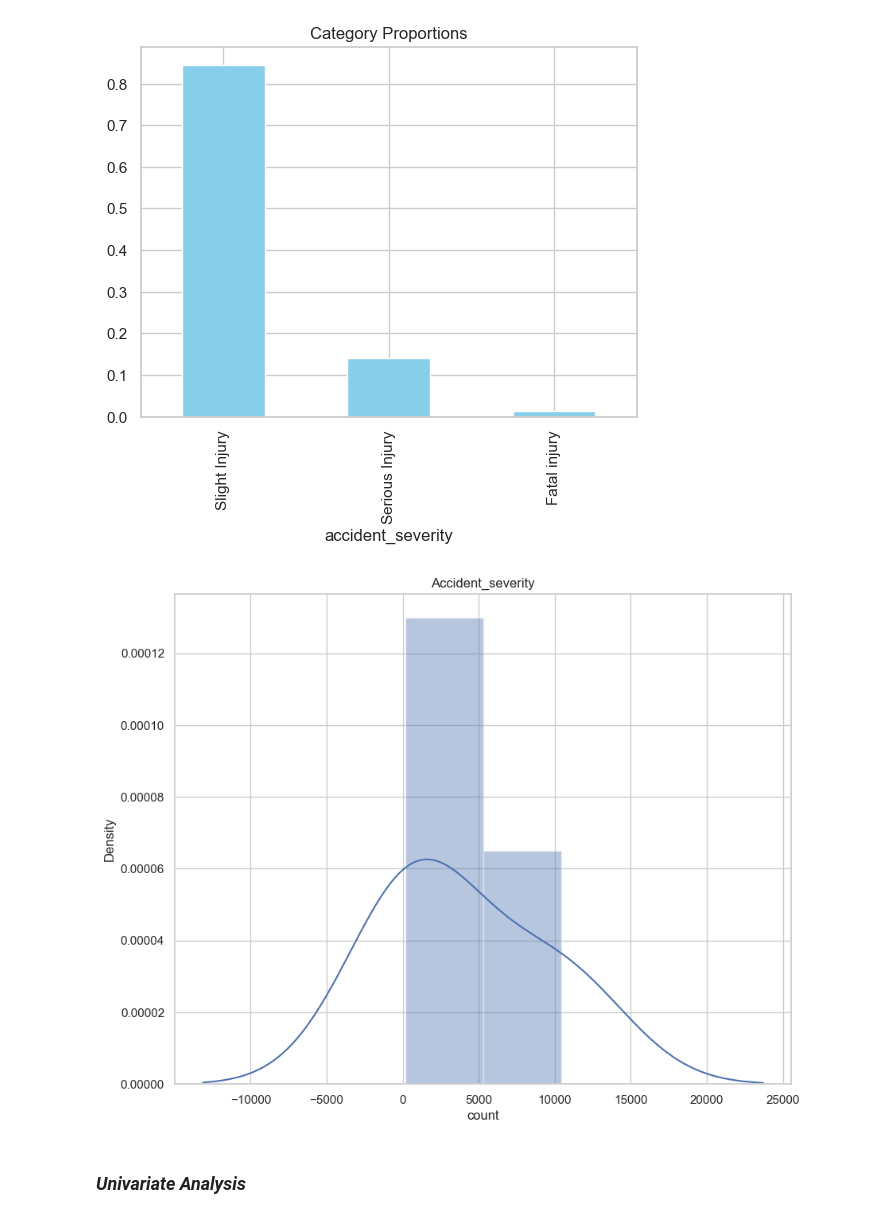
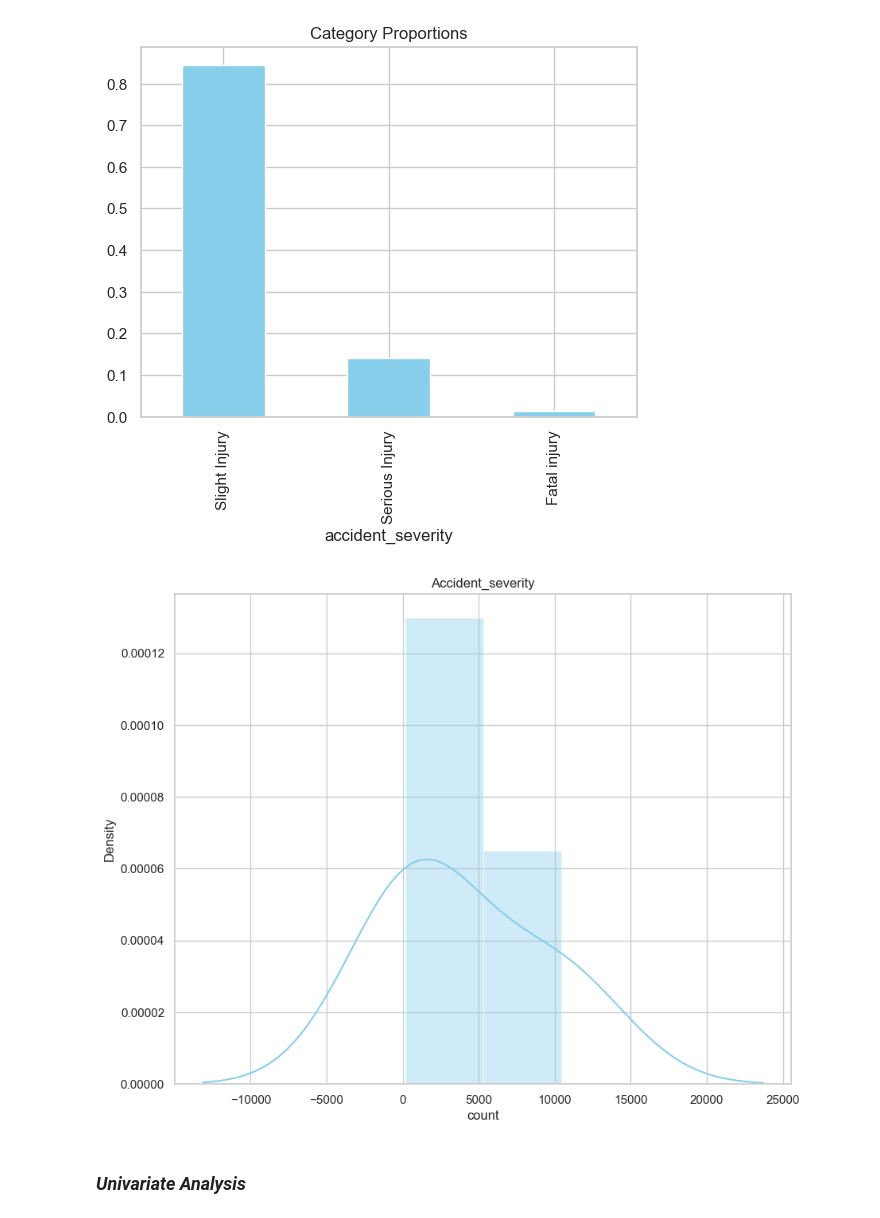
Before and after one commit to Teshager21/accident-analysis-addis_ababa, a Jupyter notebook: accident-analysis-addis_ababa.ipynb, the cells around one changed output. Saved outputs shown, nothing was run; the diff lists cells and outputs as text; code cells hidden in the pictures.

```diff
--- a/accident-analysis-addis_ababa.ipynb
+++ b/accident-analysis-addis_ababa.ipynb
@@ -377,11 +383,11 @@ proportions.plot(kind='bar', color='skyblue', title='Category Proportions')
 [figure]
 # %%
 plt.figure(figsize= (10,8))
-sns.distplot(count_value)
+sns.distplot(count_value,color="skyblue")
 plt.title("Accident_severity")
 plt.show()
 # %% [output]
-[figure, old version]
+[figure, new version]
 # %% [markdown]
 ### <i>Univariate Analysis</i>
 # %%
```
Also changed, not shown: parts of 20 cells of this notebook, 1 other file.
